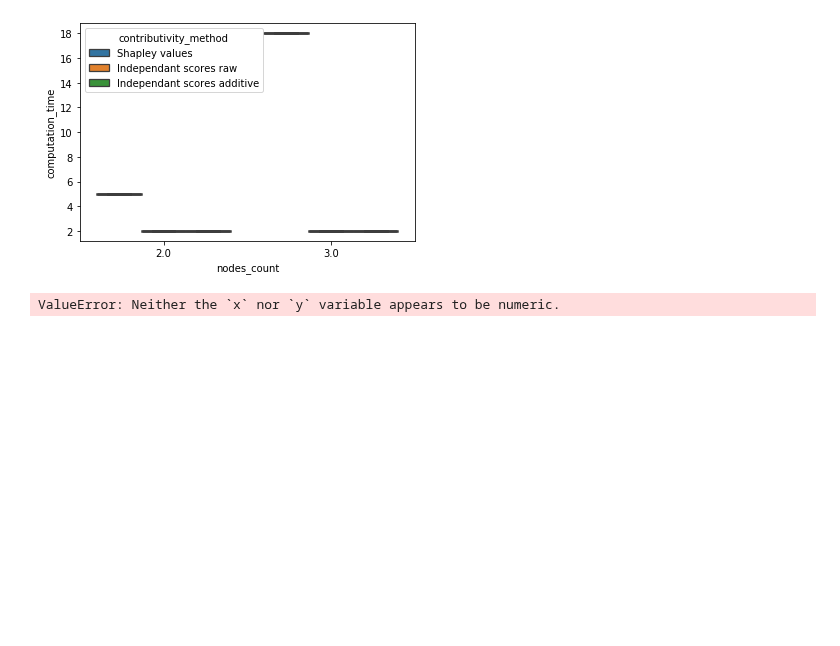
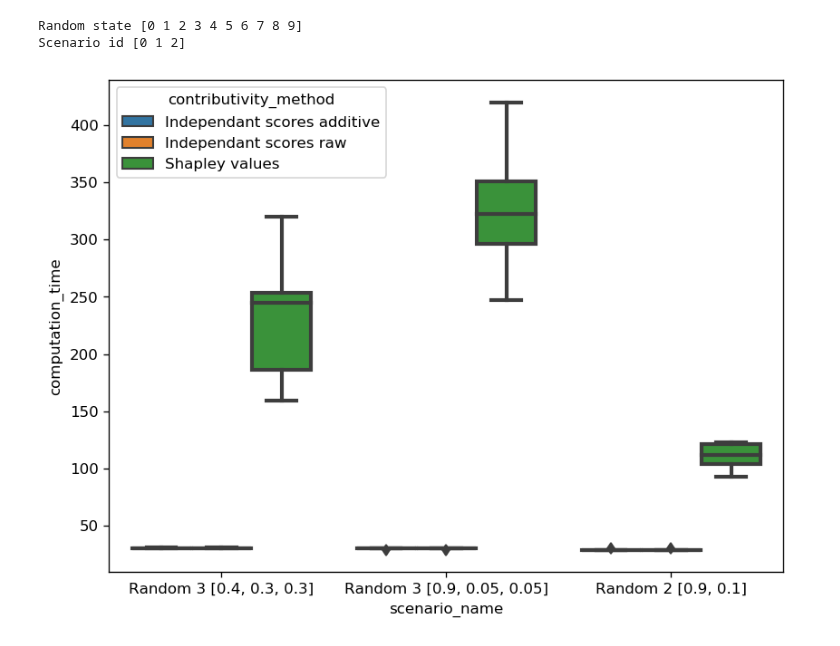
Before and after one commit to LabeliaLabs/distributed-learning-contributivity, a Jupyter notebook: analyse_results.ipynb, the cells around one changed output. Cells and saved outputs as stored; diff of their text form; code cells hidden in the pictures; blank space fills up the shorter version.

```diff
--- a/analyse_results.ipynb
+++ b/analyse_results.ipynb
@@ -7,7 +7,7 @@ from pathlib import Path
 
 
 exp_path = Path().absolute()
-experiment_name = 'simple_6'
+experiment_name = 'simple_16'
 filepath = exp_path / 'experiments' / experiment_name /  "results.csv"
 print(filepath)
 df = pd.read_csv(filepath)
@@ -48,0 +47,4 @@ memory usage: 2.1+ KB
+# %%
+df_synthesis = df.groupby(["scenario_id", "random_state", "contributivity_method"], as_index=False).first()
+df_synthesis = df_synthesis.drop(["amount_per_node", "contributivity_score", "contributivity_std", "node_id"], axis='columns')
+df_synthesis.head(10)
@@ -49,10 +63,12 @@ memory usage: 2.1+ KB
+# %%
+print('Random state', df.random_state.unique())
+print('Scenario id', df.scenario_id.unique())
+# %% [output]
+Random state [0 1 2 3 4 5 6 7 8 9]
+Scenario id [0 1 2]
 # %%
-ax = sns.boxplot(x="nodes_count", y="computation_time", hue="contributivity_method",
-                 data=df, linewidth=2.5)
+plt.figure(figsize=(8, 6), dpi=120)
+ax = sns.boxplot(x="scenario_name", y="computation_time", hue="contributivity_method",
+                 data=df_synthesis, linewidth=2.5)
 # %% [output]
-[figure, old version]
+[figure, new version]
-# %%
-ax = sns.boxplot(x="amounts_per_node", y="contributivity_scores", hue="contributivity_method",
-                 data=df, linewidth=2.5)
-# %% [output]
-ValueError: Neither the `x` nor `y` variable appears to be numeric.
```
Also changed, not shown: parts of 5 cells of this notebook, 2 other files.
